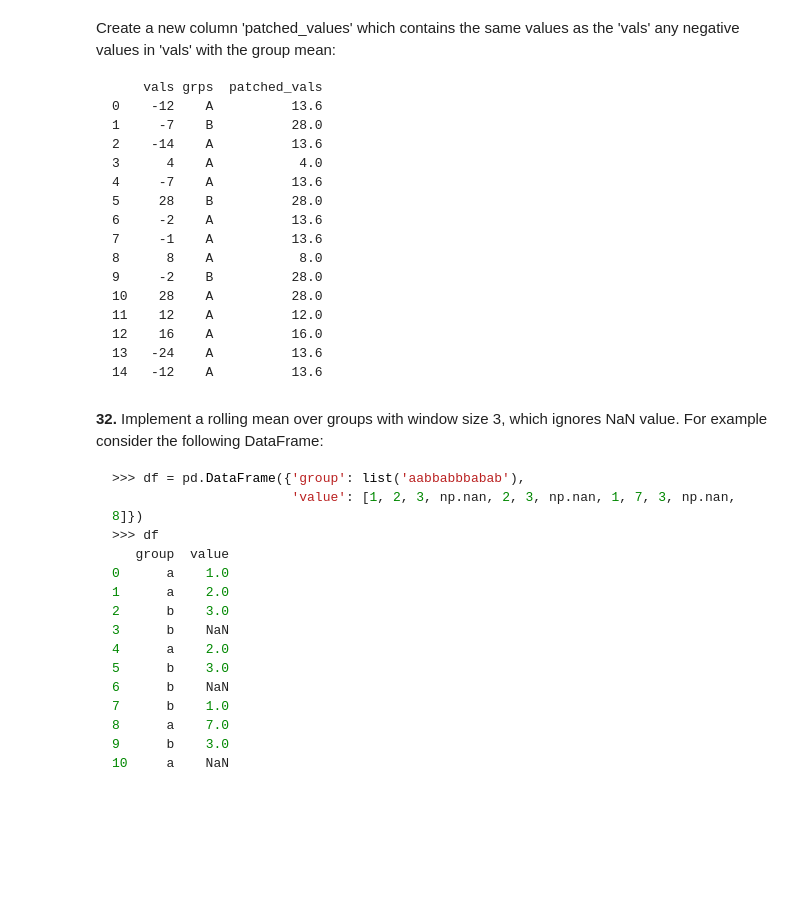
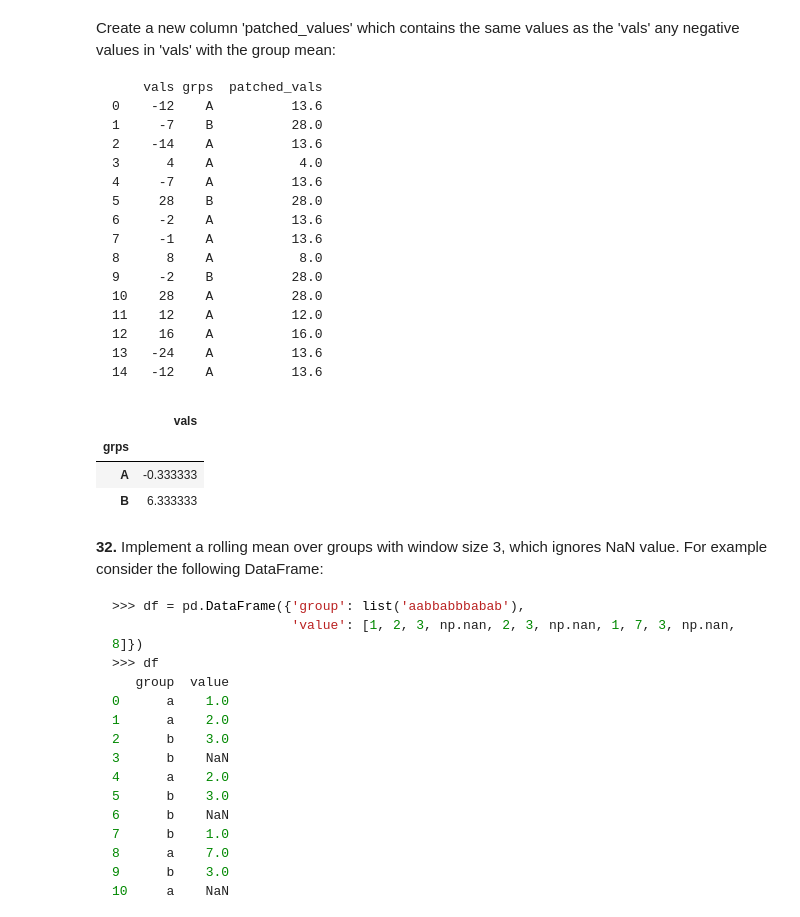
Before and after one commit to mirceachira/100-pandas-puzzles, a Jupyter notebook: 100-pandas-puzzles.ipynb, the cells around one changed output. Saved outputs shown, nothing was run; the diff lists cells and outputs as text; code cells hidden in the pictures; blank space fills up the shorter version.

```diff
--- a/100-pandas-puzzles.ipynb
+++ b/100-pandas-puzzles.ipynb
@@ -809,6 +809,21 @@ Create a new column 'patched_values' which contains the same values as the 'vals
 # %%
 df = pd.DataFrame({"vals": np.random.RandomState(31).randint(-30, 30, size=15),
                    "grps": np.random.RandomState(31).choice(["A", "B"], 15)})
+
+# def replace(group):
+#     mask = group<0
+#     group[mask] = group[~mask].mean()
+#     return group
+
+# df.groupby(['grps'])['vals'].transform(replace)
+# df2
+df.groupby(['grps']).mean()
+df['patched_vals'] = df[]
+# %% [output]
+|  | vals |
+| grps |  |
+| A | -0.333333 |
+| B | 6.333333 |
 # %% [markdown]
 **32.** Implement a rolling mean over groups with window size 3, which ignores NaN value. For example consider the following DataFrame:
 
```
Also changed, not shown: parts of 4 cells of this notebook.
